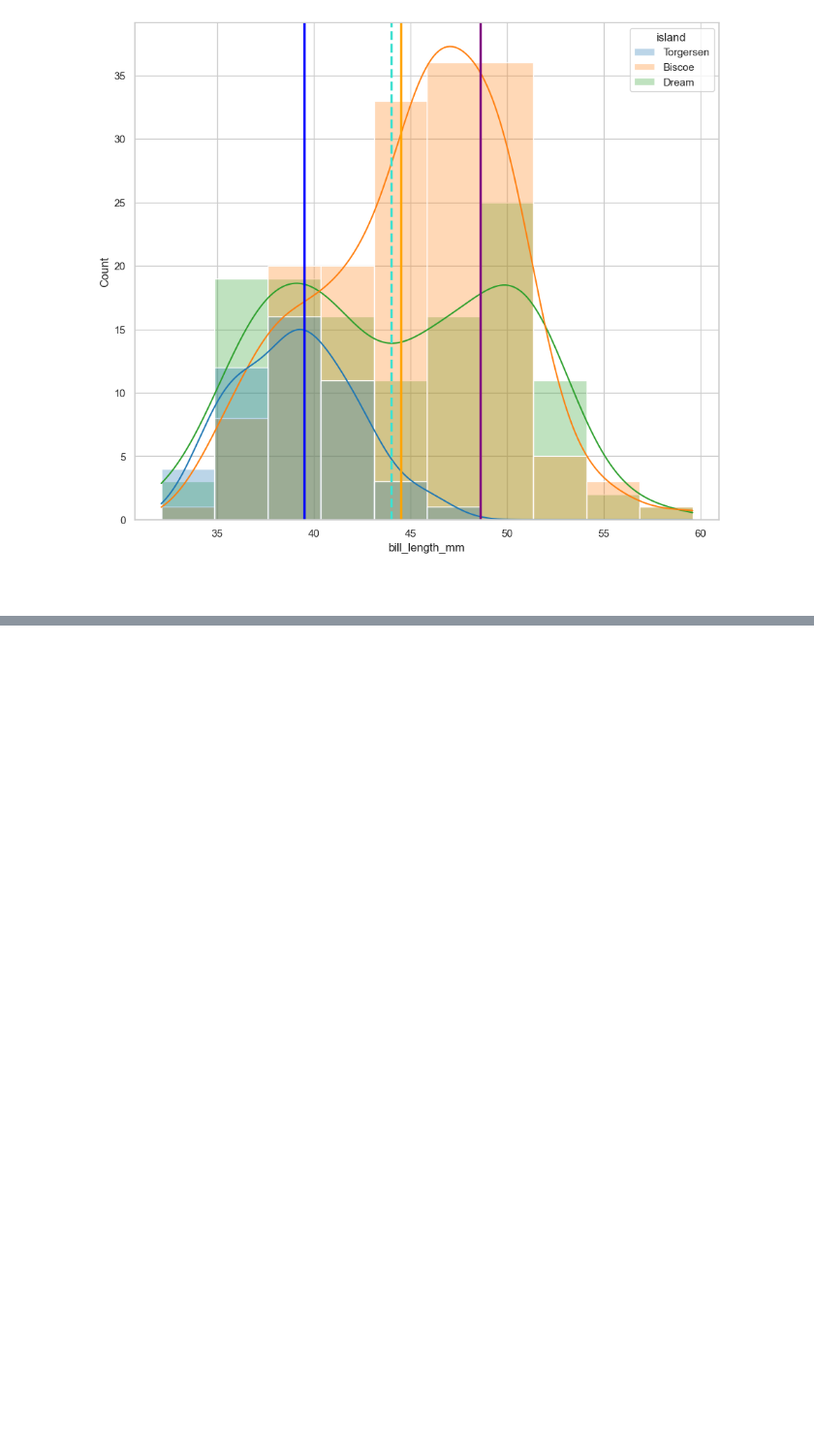
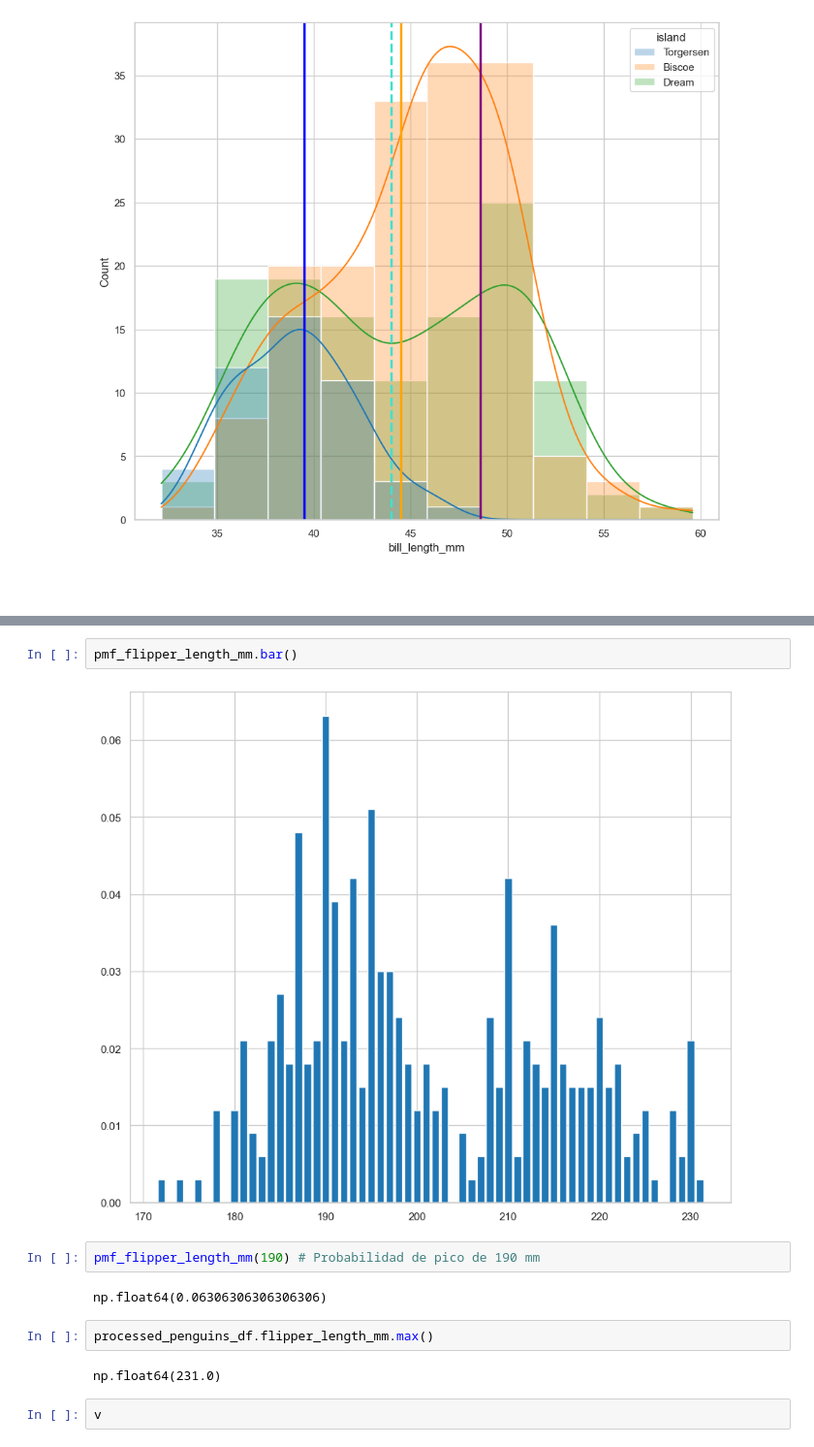
Before and after one commit to abarreran/Penguin, a Jupyter notebook: pinguinos.ipynb, the cells around one changed output, grey strips where cells are left out. Shown at 97% size. Saved outputs shown, nothing was run; the diff lists cells and outputs as text; blank space fills up the shorter version.

```diff
--- a/pinguinos.ipynb
+++ b/pinguinos.ipynb
@@ -649,0 +673,14 @@ plt.axvline(
+# %%
+pmf_flipper_length_mm.bar()
+# %% [output]
+[figure, added]
+# %%
+pmf_flipper_length_mm(190) # Probabilidad de pico de 190 mm
+# %% [output]
+np.float64(0.06306306306306306)
+# %%
+processed_penguins_df.flipper_length_mm.max()
+# %% [output]
+np.float64(231.0)
+# %%
+v
```
Also changed, not shown: parts of 16 cells of this notebook.
